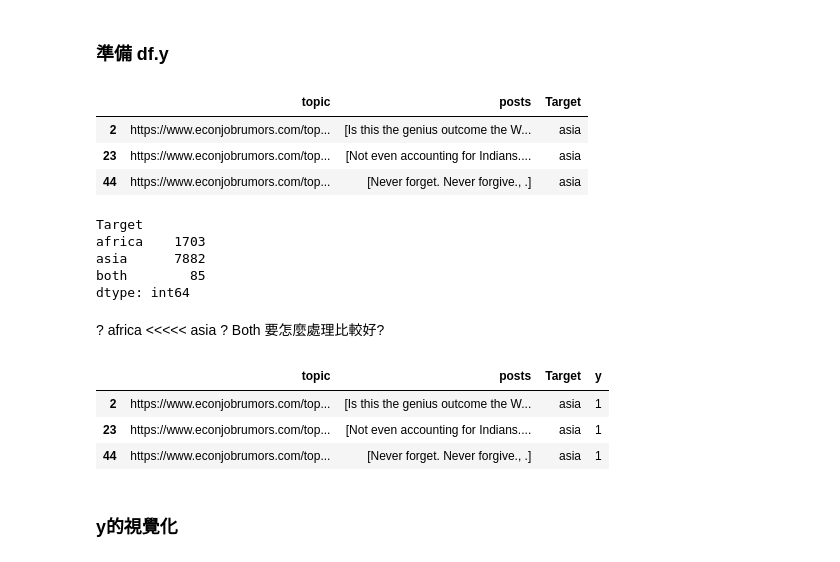
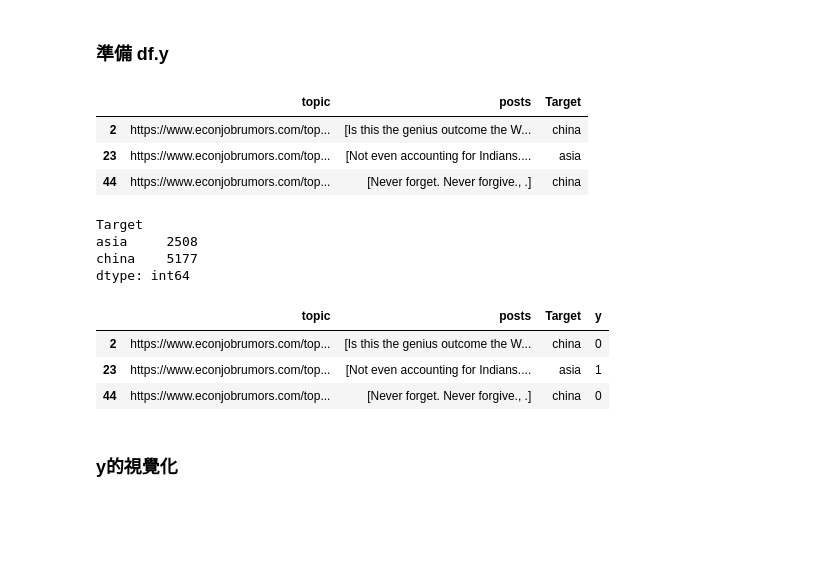
Before and after one commit to y4c6/master_thesis, a Jupyter notebook: EJMR_final.ipynb, the cells around one changed output. Drawn from its saved outputs; the diff is of its cells as text; code cells hidden in the pictures; blank space fills up the shorter version.

```diff
--- a/EJMR_final.ipynb
+++ b/EJMR_final.ipynb
@@ -143,6 +143,6 @@ df.shape
 # %% [markdown]
 ### 準備 df.Target ( asia+china -> china -> asia)
 # %%
-asia_target = ['asian', 'asia', 'korea', 'korean', 'japan', 'japanese', 'taiwan', 'taiwanese', 'hongkong', 'tibet', 'xinjiang', 'china', 'chinese']
-africa_target = ['africa', 'african', 'black']
+asia_target = ['asian', 'asia', 'korea', 'korean', 'japan', 'japanese', 'taiwan', 'taiwanese', 'hongkong', 'tibet', 'xinjiang']
+china_target = ['china', 'chinese']
 # %%
@@ -158,12 +153,12 @@ print(both_target)
 # %%
 # Defining all the conditions inside a function
 def condition(x):
-    if any( word in x for word in asia_target) and any( word in x for word in africa_target): #series.str.contains('Mel').any()
+    if any( word in x for word in asia_target) and any( word in x for word in china_target): #series.str.contains('Mel').any()
         return "both"
     elif any( word in x for word in asia_target):
         return "asia"
-    elif any( word in x for word in africa_target):
-        return "africa"
+    elif any( word in x for word in china_target):
+        return "china"
     else:
         return "other"
 
@@ -179,31 +182,28 @@ df.head(3)
 ### 準備 df.y
 # %%
 df = df.drop(df[df['Target'] == 'other'].index)
+df = df.drop(df[df['Target'] == 'both'].index)
 df.head(3)
 # %% [output]
 |  | topic | posts | Target |
-| 2 | https://www.econjobrumors.com/top... | [Is this the genius outcome the W... | asia |
+| 2 | https://www.econjobrumors.com/top... | [Is this the genius outcome the W... | china |
 | 23 | https://www.econjobrumors.com/top... | [Not even accounting for Indians.... | asia |
-| 44 | https://www.econjobrumors.com/top... | [Never forget. Never forgive., .] | asia |
+| 44 | https://www.econjobrumors.com/top... | [Never forget. Never forgive., .] | china |
 # %%
 df.groupby('Target').size()
 # %% [output]
 Target
-africa    1703
-asia      7882
-both        85
+asia     2508
+china    5177
 dtype: int64
-# %% [markdown]
-? africa <<<<< asia
-? Both 要怎麼處理比較好?
 # %%
 df['y'] = df['Target'].apply(lambda x: 1 if x == 'asia' else 0)
 df.head(3)
 # %% [output]
 |  | topic | posts | Target | y |
-| 2 | https://www.econjobrumors.com/top... | [Is this the genius outcome the W... | asia | 1 |
+| 2 | https://www.econjobrumors.com/top... | [Is this the genius outcome the W... | china | 0 |
 | 23 | https://www.econjobrumors.com/top... | [Not even accounting for Indians.... | asia | 1 |
-| 44 | https://www.econjobrumors.com/top... | [Never forget. Never forgive., .] | asia | 1 |
+| 44 | https://www.econjobrumors.com/top... | [Never forget. Never forgive., .] | china | 0 |
 # %% [markdown]
 ### y的視覺化
 # %%
```
Also changed, not shown: parts of 46 cells of this notebook.
